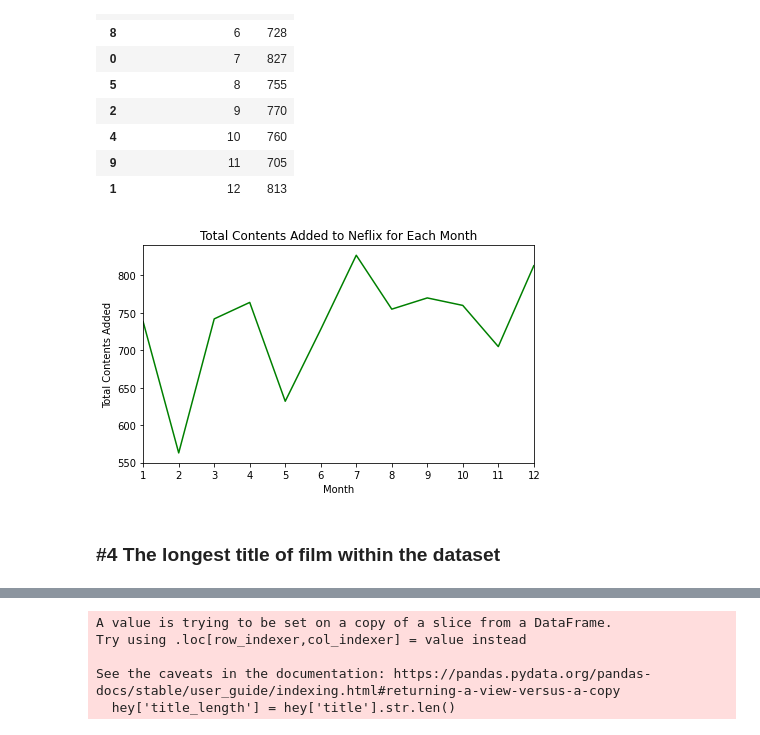
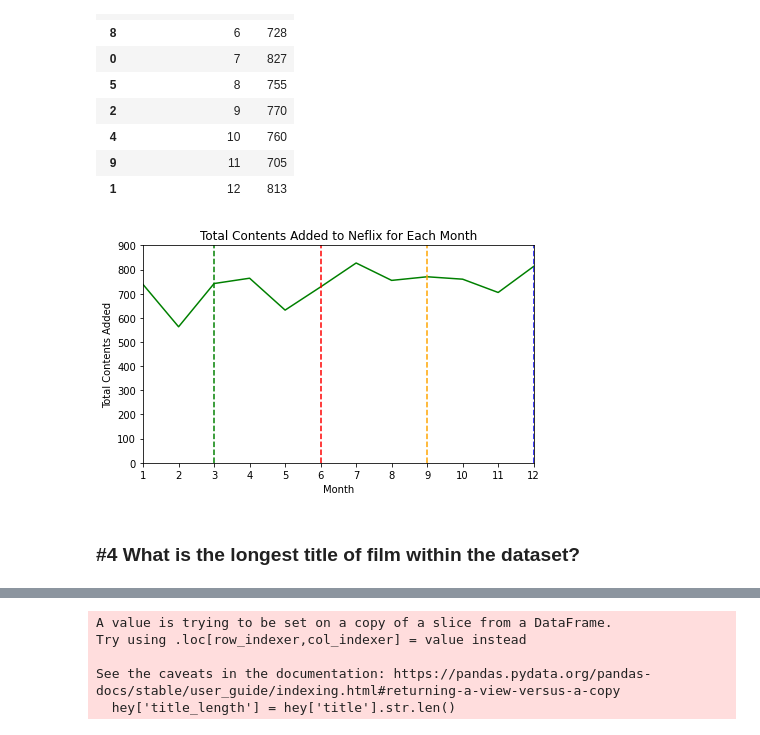
Before and after one commit to dwipaalfarisi/project-netflix-analysis, a Jupyter notebook: main.ipynb, the cells around one changed output, grey strips where cells are left out. Drawn from its saved outputs; the diff is of its cells as text; code cells hidden in the pictures.

```diff
--- a/main.ipynb
+++ b/main.ipynb
@@ -316,25 +346,34 @@ month_added_period
 # %%
 # Plotting
 # Create figure and axis
 fig, ax = plt.subplots(figsize=(7, 4))
 
 # plot data
 ax.plot(month_added_period['date_added_month'], month_added_period['count'], c='green');
 
 # customise
 ax.set(title='Total Contents Added to Neflix for Each Month',
        ylabel='Total Contents Added',
        xlabel='Month')
 
 # show all the x coordinate
 plt.xticks(month_added_period['date_added_month'])
 
+# set ylim
+plt.ylim([0, 900])
+
+# set vertical line
+plt.axvline(x = 6, color = 'r', label = 'Summer Starts in the US', linestyle='--')
+plt.axvline(x = 12, color = 'b', label = 'Winter Starts in the US', linestyle='--')
+plt.axvline(x = 9, color = 'orange', label = 'Autumn Starts in the US', linestyle='--')
+plt.axvline(x = 3, color = 'g', label = 'Spring Starts in the US', linestyle='--')
+
 # remove the x margin
 ax.margins(x=0)
 # %% [output]
-[figure, old version]
+[figure, new version]
 # %% [markdown]
-### #4 The longest title of film within the dataset
+### #4 What is the longest title of film within the dataset?
 # %%
 film.head()
 # %% [output]
```
Also changed, not shown: parts of 16 cells of this notebook.
